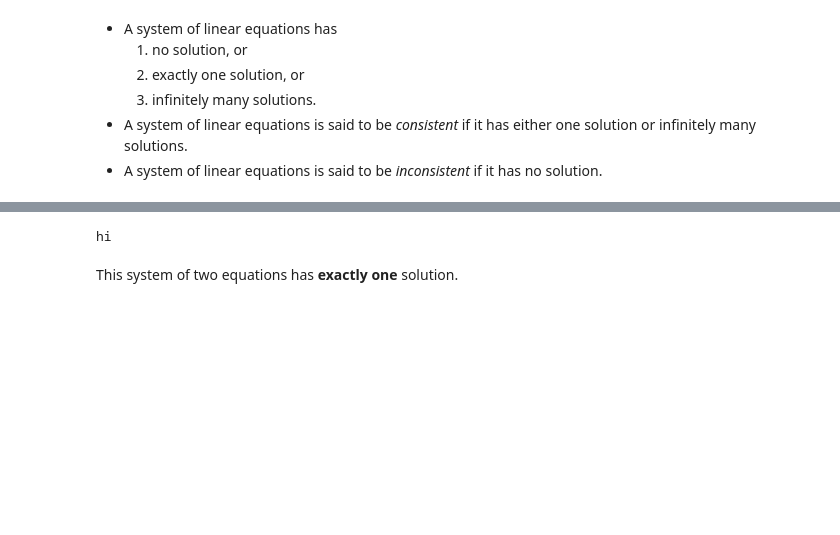
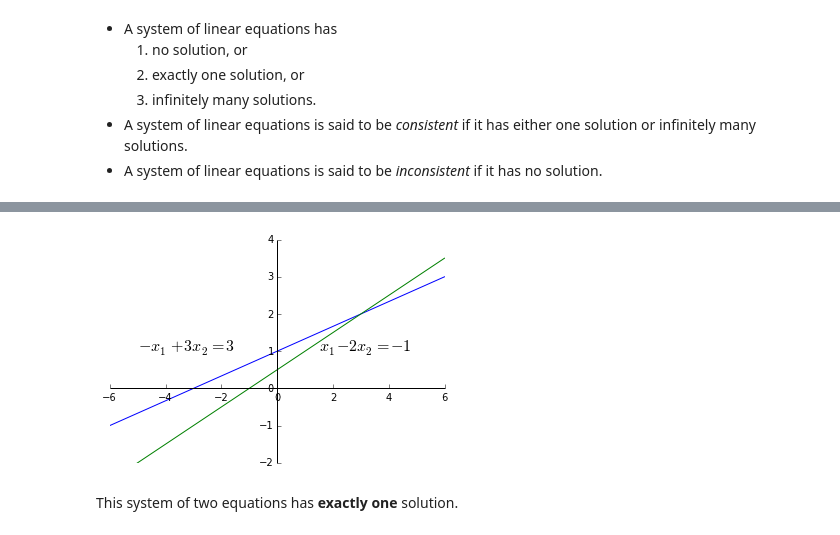
Before and after one commit to mcrovella/CS132-Geometric-Algorithms, a Jupyter notebook: L1 Linear Equations.ipynb, the cells around one changed output, grey strips where cells are left out. Saved outputs shown, nothing was run; the diff lists cells and outputs as text; code cells hidden in the pictures; blank space fills up the shorter version.

```diff
--- a/L1 Linear Equations.ipynb
+++ b/L1 Linear Equations.ipynb
@@ -30,39 +74,16 @@ import utilities as ut
 # %%
-from IPython.display import display_html
-def hide_code_in_slideshow():
-    import os
-    uid = os.urandom(8).encode("hex")
-    html = """<div id="%s"></div>
-    <script type="text/javascript">
-        $(function(){
-            var p = $("#%s");
-            if (p.length==0) return;
-
-            while (!p.hasClass("cell")) {
-                p=p.parent();
-
-                if (p.prop("tagName") =="body") return;
-            }
-            var cell = p;
-            cell.find(".input").addClass("hide-in-slideshow")
-        });
-    </script>""" % (uid, uid)
-    display_html(html, raw=True)
-
+# No need to study this code unless you want to.
 hide_code_in_slideshow()
-
-print "hi"
-
-# No need to study this code unless you want to.
-# ax = ut.plotSetup()
-#ut.centerAxes(ax)
-#ut.plotLinEqn(-1, 3, 3)
-#ut.plotLinEqn(1, -2, -1)
-#plt.text(1.5,1, r'$x_1 - 2x_2 = -1$', fontsize=16)
-#plt.text(-5,1, r'$-x_1 + 3x_2 = 3$', fontsize=16)
+ax = ut.plotSetup()
+ut.centerAxes(ax)
+ut.plotLinEqn(-1, 3, 3)
+ut.plotLinEqn(1, -2, -1)
+plt.text(1.5,1, r'$x_1 - 2x_2 = -1$', fontsize=16)
+plt.text(-5,1, r'$-x_1 + 3x_2 = 3$', fontsize=16)
+print ''
 # %% [output]
 [interactive output not drawn]
-hi
+[figure, added]
 # %% [markdown]
 This system of two equations has __exactly one__ solution.
 # %%
```
Also changed, not shown: parts of 11 cells of this notebook.
